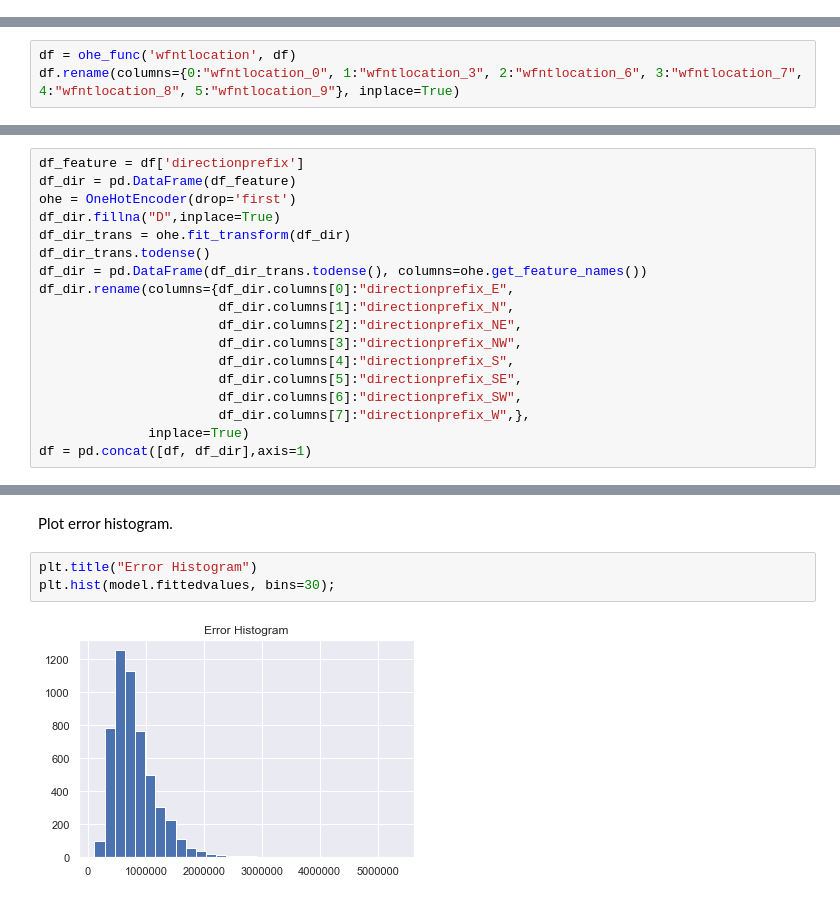
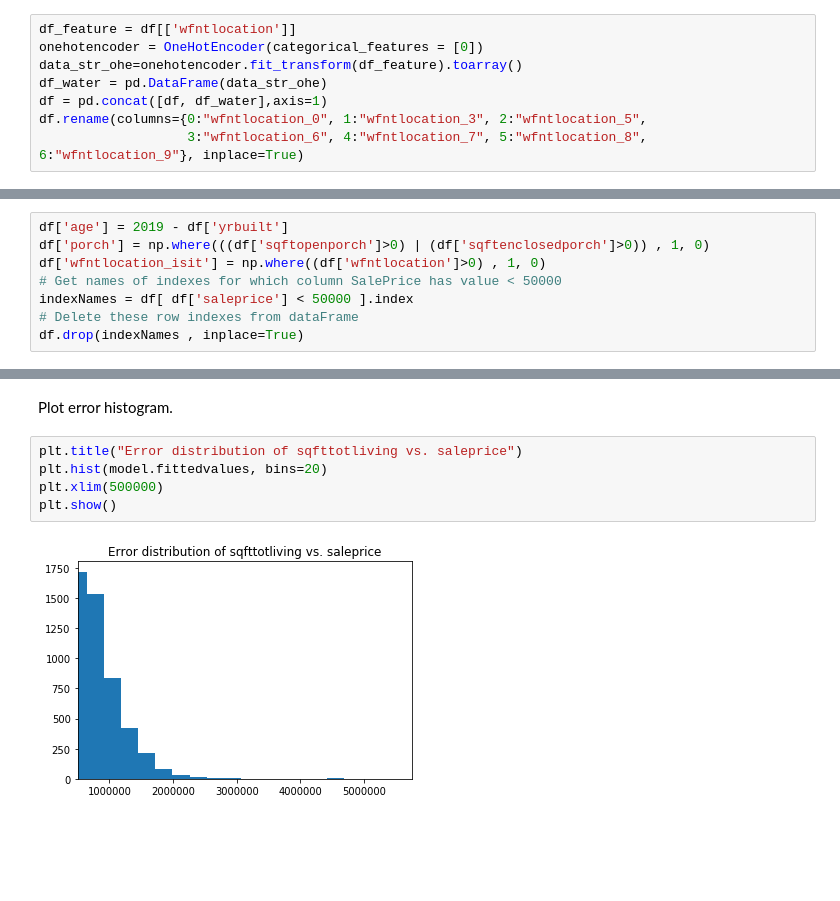
Before and after one commit to YufenLin/housing_prices_project, a Jupyter notebook: src/Housing_Prices.ipynb, the cells around one changed output, grey strips where cells are left out. Saved outputs shown, nothing was run; the diff lists cells and outputs as text; blank space fills up the shorter version.

```diff
--- a/src/Housing_Prices.ipynb
+++ b/src/Housing_Prices.ipynb
@@ -65,0 +58,8 @@ def ohe_func(feature, df):
+# %%
+df_feature = df[['wfntlocation']]
+onehotencoder = OneHotEncoder(categorical_features = [0])
+data_str_ohe=onehotencoder.fit_transform(df_feature).toarray()
+df_water = pd.DataFrame(data_str_ohe)
+df = pd.concat([df, df_water],axis=1)
+df.rename(columns={0:"wfntlocation_0", 1:"wfntlocation_3", 2:"wfntlocation_5",
+                   3:"wfntlocation_6", 4:"wfntlocation_7", 5:"wfntlocation_8", 6:"wfntlocation_9"}, inplace=True)
@@ -66,5 +89,10 @@ def ohe_func(feature, df):
+# %%
+df['age'] = 2019 - df['yrbuilt']
+df['porch'] = np.where(((df['sqftopenporch']>0) | (df['sqftenclosedporch']>0)) , 1, 0)
+df['wfntlocation_isit'] = np.where((df['wfntlocation']>0) , 1, 0)
+# Get names of indexes for which column SalePrice has value < 50000
+indexNames = df[ df['saleprice'] < 50000 ].index
+# Delete these row indexes from dataFrame
+df.drop(indexNames , inplace=True)
 # %% [markdown]
 Put the categorical features to ohe_func function to get one-hot numeric and rename columns.
-# %%
-df = ohe_func('wfntlocation', df)
-df.rename(columns={0:"wfntlocation_0", 1:"wfntlocation_3", 2:"wfntlocation_6", 3:"wfntlocation_7", 4:"wfntlocation_8", 5:"wfntlocation_9"}, inplace=True)
@@ -73,18 +98,0 @@ Encode string categorical features as a one-hot numeric array
-# %%
-df_feature = df['directionprefix']
-df_dir = pd.DataFrame(df_feature)
-ohe = OneHotEncoder(drop='first')
-df_dir.fillna("D",inplace=True)
-df_dir_trans = ohe.fit_transform(df_dir)
-df_dir_trans.todense()
-df_dir = pd.DataFrame(df_dir_trans.todense(), columns=ohe.get_feature_names())
-df_dir.rename(columns={df_dir.columns[0]:"directionprefix_E",
-                       df_dir.columns[1]:"directionprefix_N",
-                       df_dir.columns[2]:"directionprefix_NE",
-                       df_dir.columns[3]:"directionprefix_NW",
-                       df_dir.columns[4]:"directionprefix_S",
-                       df_dir.columns[5]:"directionprefix_SE",
-                       df_dir.columns[6]:"directionprefix_SW",
-                       df_dir.columns[7]:"directionprefix_W",},
-              inplace=True)
-df = pd.concat([df, df_dir],axis=1)
@@ -144,7 +150,9 @@ TypeError: unsupported operand type(s) for *: 'type' and 'float'
 # %% [markdown]
 Plot error histogram.
 # %%
-plt.title("Error Histogram")
-plt.hist(model.fittedvalues, bins=30);
+plt.title("Error distribution of sqfttotliving vs. saleprice")
+plt.hist(model.fittedvalues, bins=20)
+plt.xlim(500000)
+plt.show()
 # %% [output]
-[figure, old version]
+[figure, new version]
```
Also changed, not shown: parts of 44 cells of this notebook, 1 other file.
